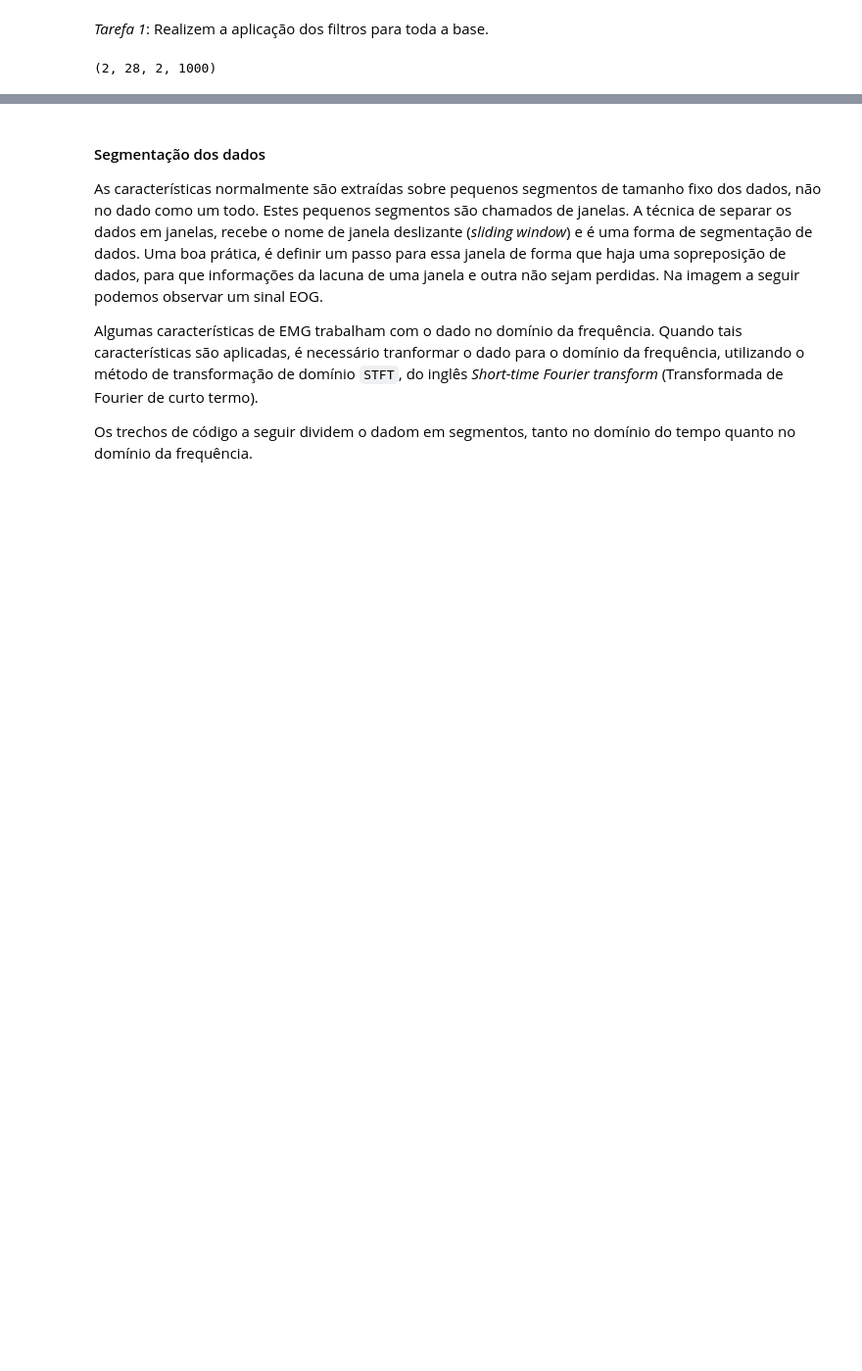
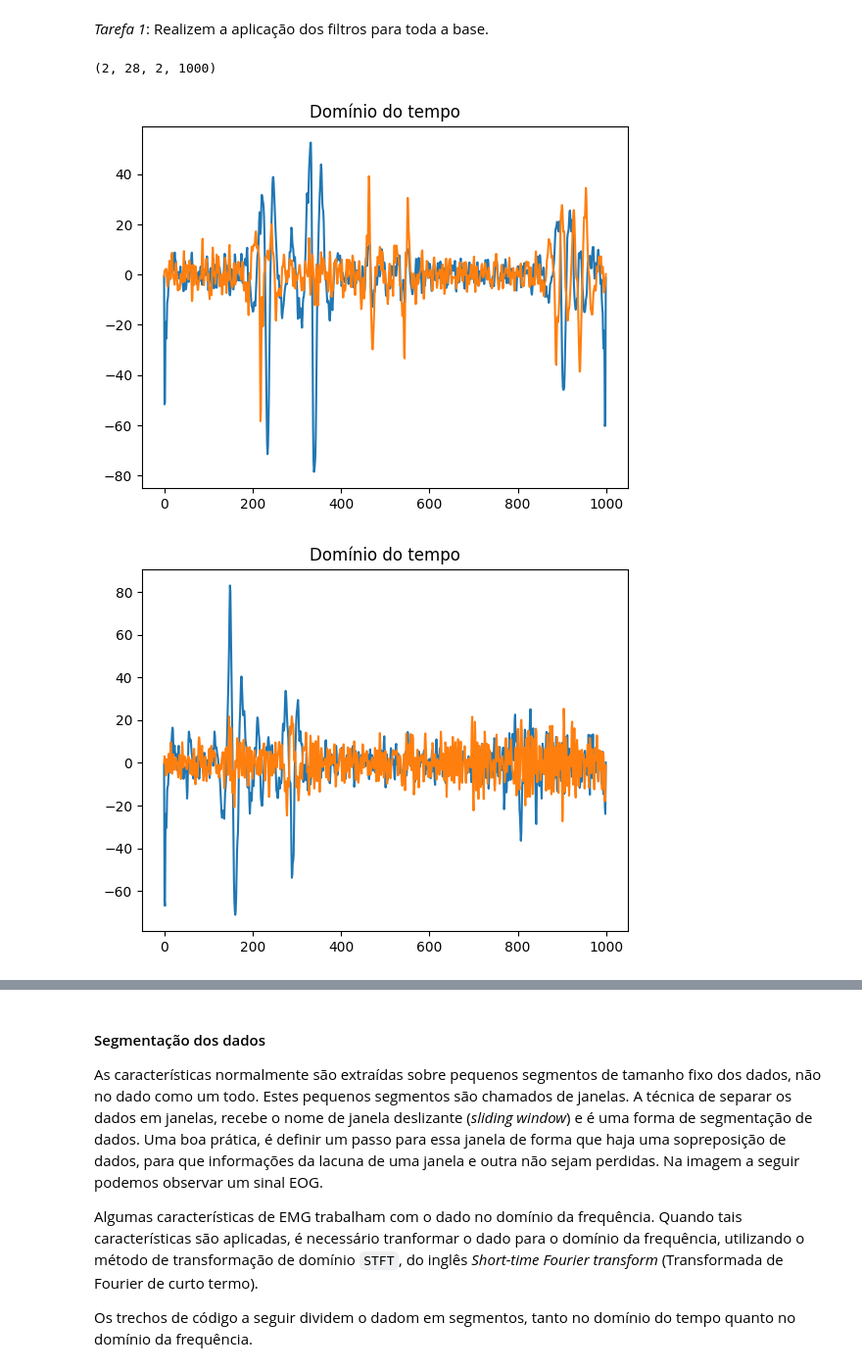
Before and after one commit to caiomiglioli/sinais-biologicos, a Jupyter notebook: Eletromiografia/EOG/2-prepare.ipynb, the cells around one changed output, grey strips where cells are left out. Shown at 98% size. Saved outputs shown, nothing was run; the diff lists cells and outputs as text; code cells hidden in the pictures; blank space fills up the shorter version.

```diff
--- a/Eletromiografia/EOG/2-prepare.ipynb
+++ b/Eletromiografia/EOG/2-prepare.ipynb
@@ -71,0 +67,10 @@ data_filtered.shape
+# %%
+import matplotlib.pyplot as plt
+for i in [1, 6, 15, 26]:
+    for j in range(data_filtered.shape[2]):
+        plt.plot(data_filtered[0, i, j, :])
+    plt.title('Domínio do tempo')
+    plt.show()
+# %% [output]
+[figure, added]
+[figure, added]
```
Also changed, not shown: parts of 3 cells of this notebook, 5 other files.
